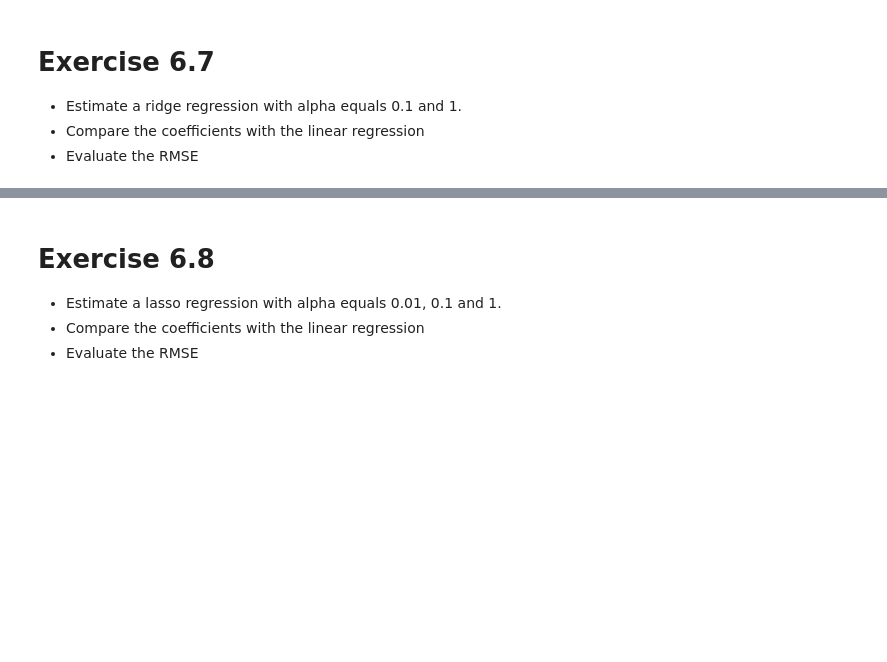
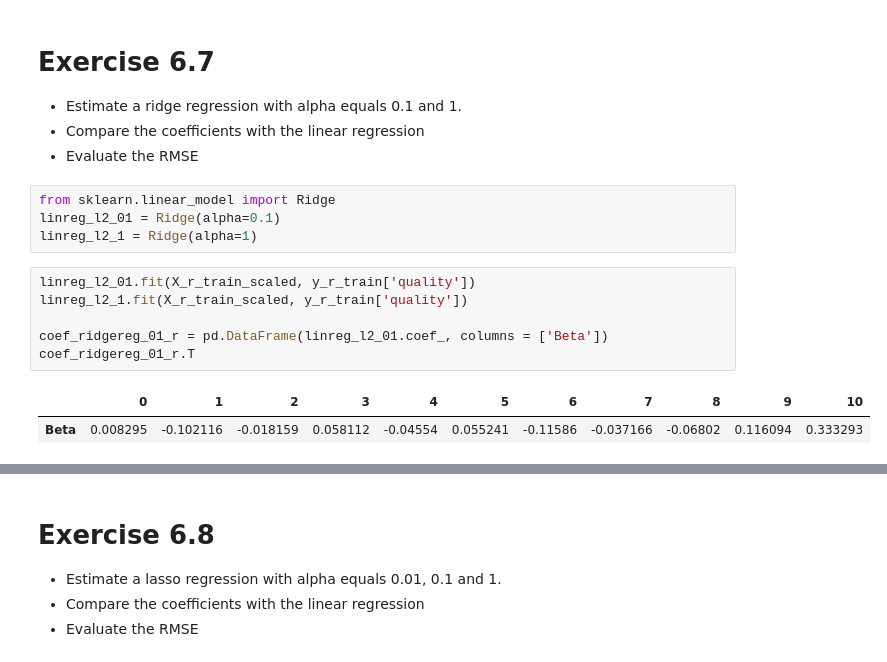
Before and after one commit to gomezivan/Python-ML, a Jupyter notebook: Clase 3/E6-SVM&Regularization.ipynb, the cells around one changed output, grey strips where cells are left out. Drawn from its saved outputs; the diff is of its cells as text; blank space fills up the shorter version.

```diff
--- a/Clase 3/E6-SVM&Regularization.ipynb
+++ b/Clase 3/E6-SVM&Regularization.ipynb
@@ -119,3 +328,16 @@ Compare the results with other methods
 * Estimate a ridge regression with alpha equals 0.1 and 1.
 * Compare the coefficients with the linear regression
 * Evaluate the RMSE
+# %%
+from sklearn.linear_model import Ridge
+linreg_l2_01 = Ridge(alpha=0.1)
+linreg_l2_1 = Ridge(alpha=1)
+# %%
+linreg_l2_01.fit(X_r_train_scaled, y_r_train['quality'])
+linreg_l2_1.fit(X_r_train_scaled, y_r_train['quality'])
+
+coef_ridgereg_01_r = pd.DataFrame(linreg_l2_01.coef_, columns = ['Beta'])
+coef_ridgereg_01_r.T
+# %% [output]
+|  | 0 | 1 | 2 | 3 | 4 | 5 | 6 | 7 | 8 | 9 | 10 |
+| Beta | 0.008295 | -0.102116 | -0.018159 | 0.058112 | -0.04554 | 0.055241 | -0.11586 | -0.037166 | -0.06802 | 0.116094 | 0.333293 |
```
Also changed, not shown: parts of 49 cells of this notebook.
